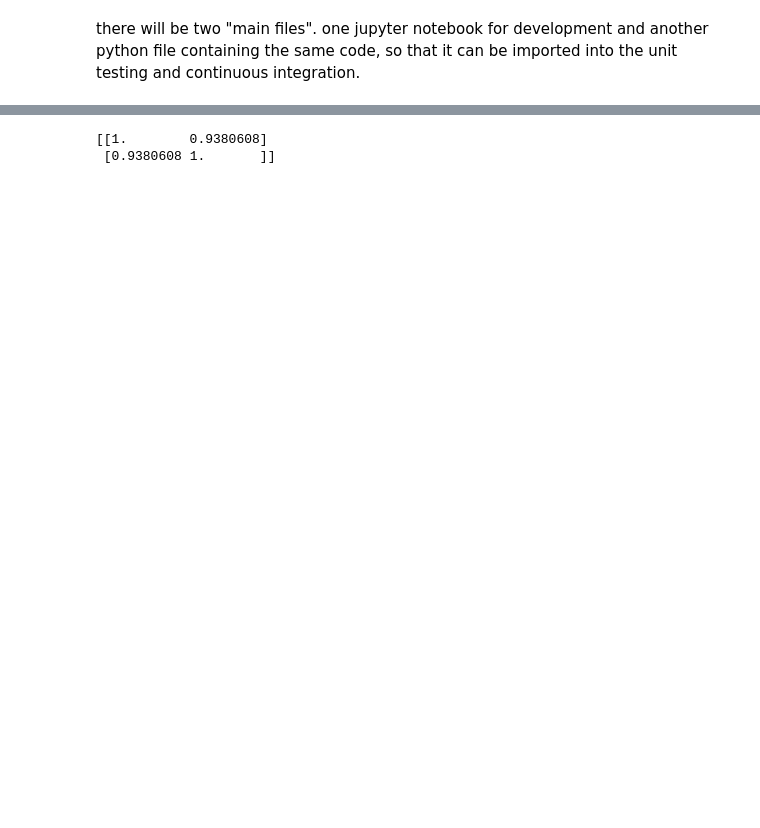
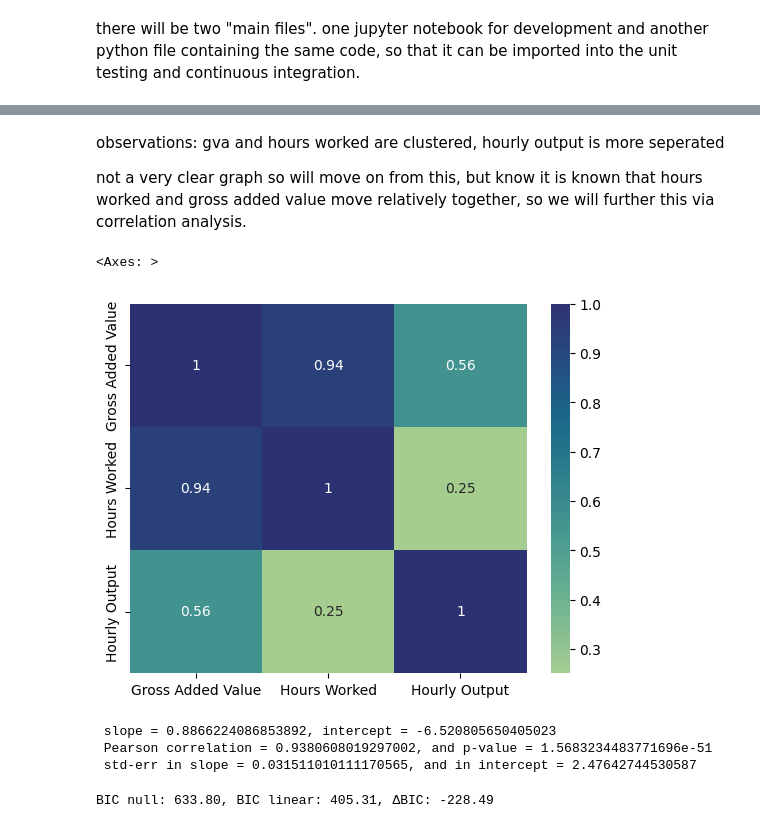
Before and after one commit to AdilY04/ConsultingHoursProductivity, a Jupyter notebook: eda_and_analysis/main.ipynb, the cells around one changed output, grey strips where cells are left out. Saved outputs shown, nothing was run; the diff lists cells and outputs as text; code cells hidden in the pictures; blank space fills up the shorter version.

```diff
--- a/eda_and_analysis/main.ipynb
+++ b/eda_and_analysis/main.ipynb
@@ -28,6 +25,40 @@ sns.clustermap(mc_subset.T, cmap='plasma')
+# %% [markdown]
+observations:
+gva and hours worked are clustered,
+hourly output is more seperated
+
+not a very clear graph so will move on from this, but know it is known that hours worked and gross added value move relatively together, so we will further this via correlation analysis.
 # %%
-matrix = np.corrcoef(mc_final['Hours Worked'], mc_final['Gross Added Value'])
-print(matrix)
+#zooming in with a correlation heatmap
+sns.heatmap(mc_subset.corr(), annot=True, cmap='crest')
 # %% [output]
-[[1.        0.9380608]
- [0.9380608 1.       ]]
+<Axes: >
+[figure, added]
+# %%
+#looking at the relationship between gva vs hours worked
+x, y = mc_subset['Hours Worked'], mc_subset['Gross Added Value']
+result = stats.linregress(x, y)
+
+print(f" slope = {result.slope}, intercept = {result.intercept}")
+print(f" Pearson correlation = {result.rvalue}, and p-value = {result.pvalue}")
+print(f" std-err in slope = {result.stderr}, and in intercept = {result.intercept_stderr}")
+# %% [output]
+ slope = 0.8866224086853892, intercept = -6.520805650405023
+ Pearson correlation = 0.9380608019297002, and p-value = 1.5683234483771696e-51
+ std-err in slope = 0.031511010111170565, and in intercept = 2.47642744530587
+# %%
+#using bic to check if hours worked is just noise for the gva
+n = len(y)
+
+rss_null = np.sum((y - np.mean(y))**2)
+bic_null = n * np.log(rss_null / n) + 1 * np.log(n)
+
+lr = LinearRegression()
+lr.fit(X, y)
+y_pred = lr.predict(X)
+rss_lin = np.sum((y - y_pred)**2)
+bic_lin = n * np.log(rss_lin / n) + 2 * np.log(n)
+
+print(f"BIC null: {bic_null:.2f}, BIC linear: {bic_lin:.2f}, ΔBIC: {bic_lin - bic_null:.2f}")
+# %% [output]
+BIC null: 633.80, BIC linear: 405.31, ΔBIC: -228.49
```
Also changed, not shown: parts of 9 cells of this notebook.
